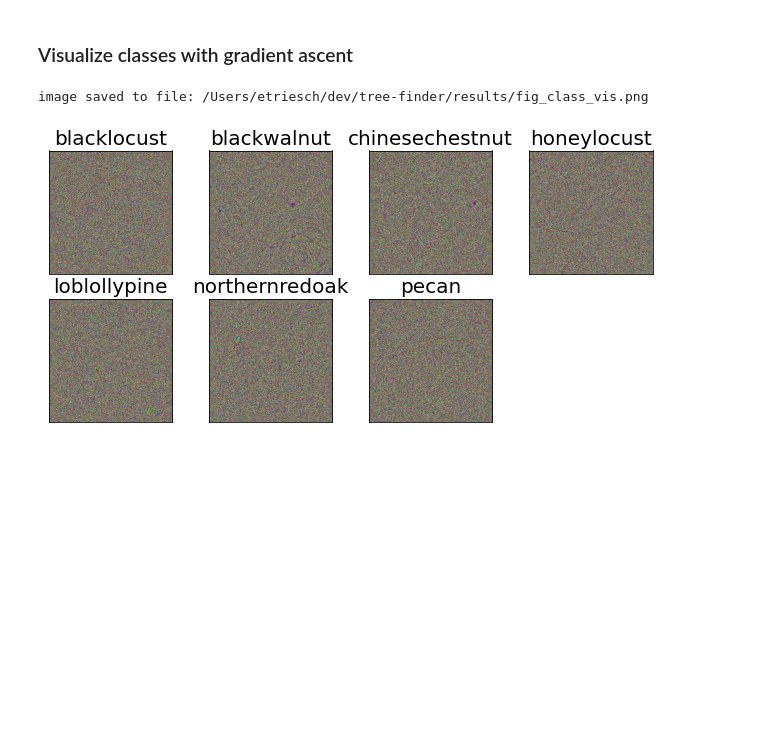
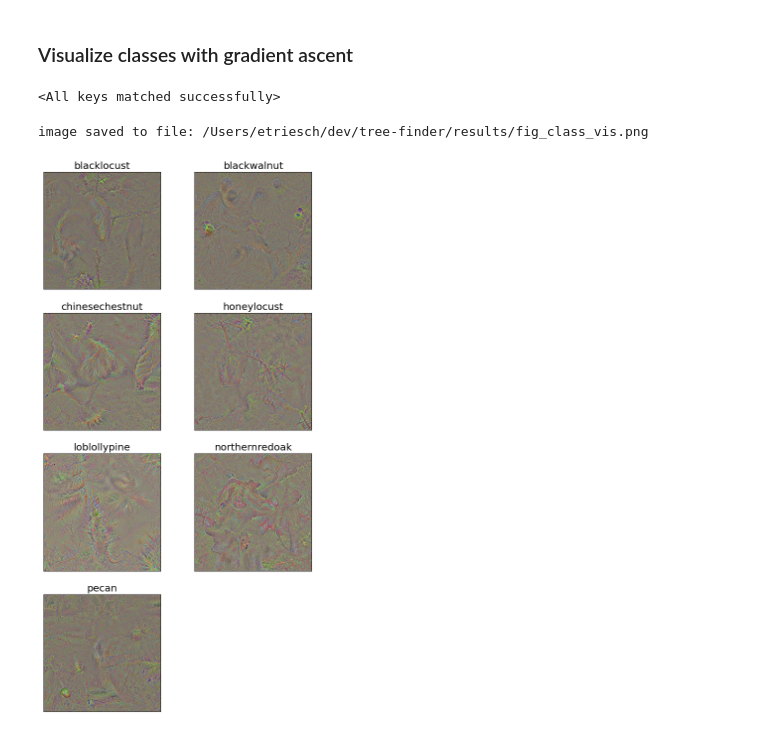
Before and after one commit to etrieschman/tree-finder, a Jupyter notebook: notebooks/evaluate_final_model.ipynb, the cells around one changed output. Cells and saved outputs as stored; diff of their text form; code cells hidden in the pictures; blank space fills up the shorter version.

```diff
--- a/notebooks/evaluate_final_model.ipynb
+++ b/notebooks/evaluate_final_model.ipynb
@@ -250,15 +246,24 @@ image saved to file: /Users/etriesch/dev/tree-finder/results/fig_bott_img.png
 # %% [markdown]
 ### Visualize classes with gradient ascent
+# %%
+# load convnext model (i find it produces better visualizations)
+m_convnextfc = ConvnextTransferClassifier(num_classes=7, retrain_last_cnblock=False).to(device)
+convnextfc_wts = torch.load(model_path + 'ConvnextClassifierFC.pt', map_location=torch.device('cpu'))
+m_convnextfc.load_state_dict(convnextfc_wts)
+# %% [output]
+<All keys matched successfully>
 # %%
+# generate tensors for image visualizations for each class
 dtype = torch.FloatTensor
 class_vis = torch.Tensor()
 for c in tqdm(range(len(class_names))):
-  cv = create_class_vis(target_y=c, model=final_model, class_names=class_names, dtype=dtype, num_iterations=10)
+  cv = create_class_vis(target_y=c, model=m_convnextfc, class_names=class_names, dtype=dtype, num_iterations=100)
   class_vis = torch.concat((class_vis, cv.unsqueeze(0)))
 # %%
+# plot and save
 show_image_batch(class_vis.cpu(), title=[x for x in class_names],
-figdim=11, savetofile=results_path + 'fig_class_vis.png'
+figdim=20, ncol=2, savetofile=results_path + 'fig_class_vis.png'
 )
 # %% [output]
 image saved to file: /Users/etriesch/dev/tree-finder/results/fig_class_vis.png
-[figure, old version]
+[figure, new version]
```
Also changed, not shown: parts of 13 cells of this notebook, 14 other files.
